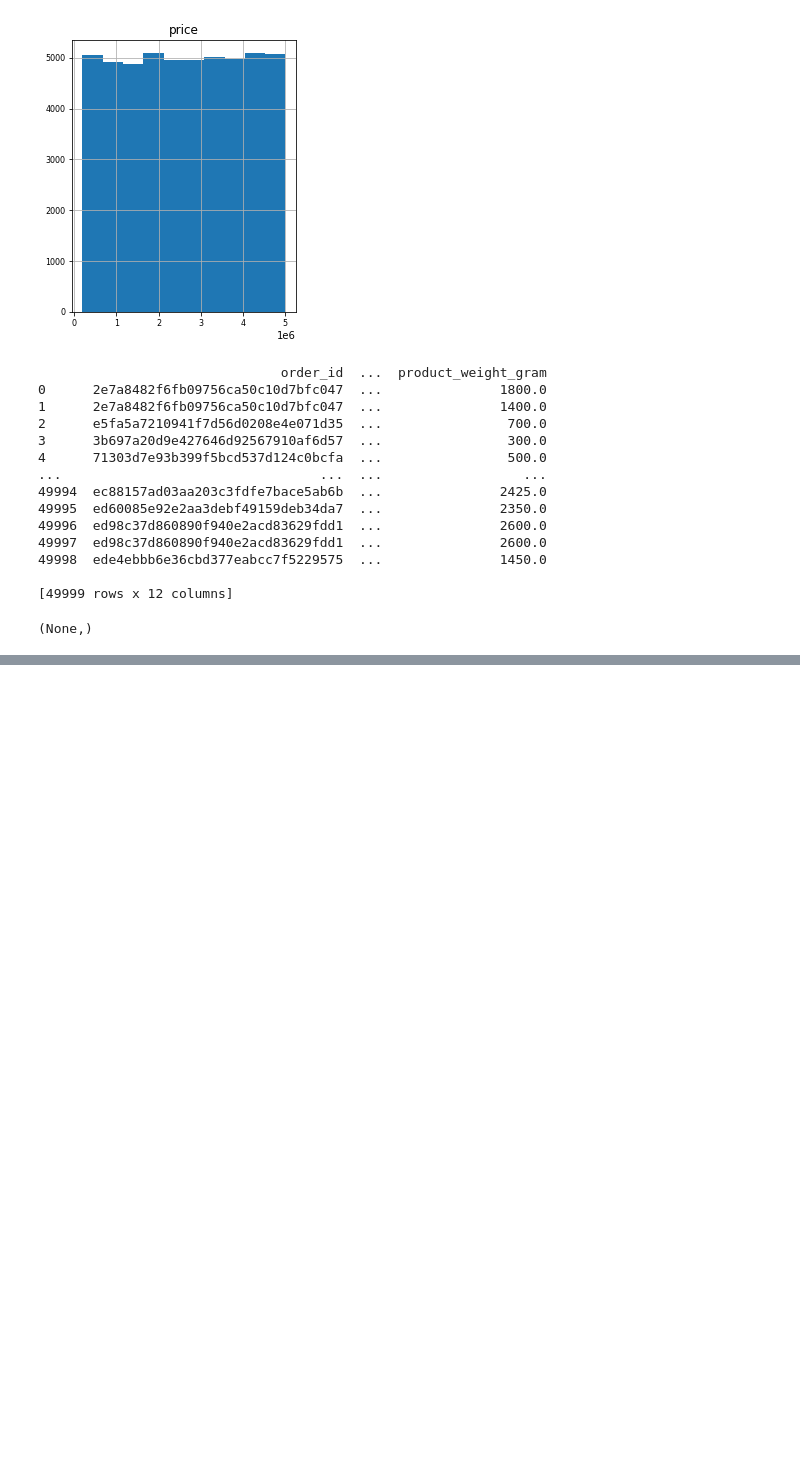
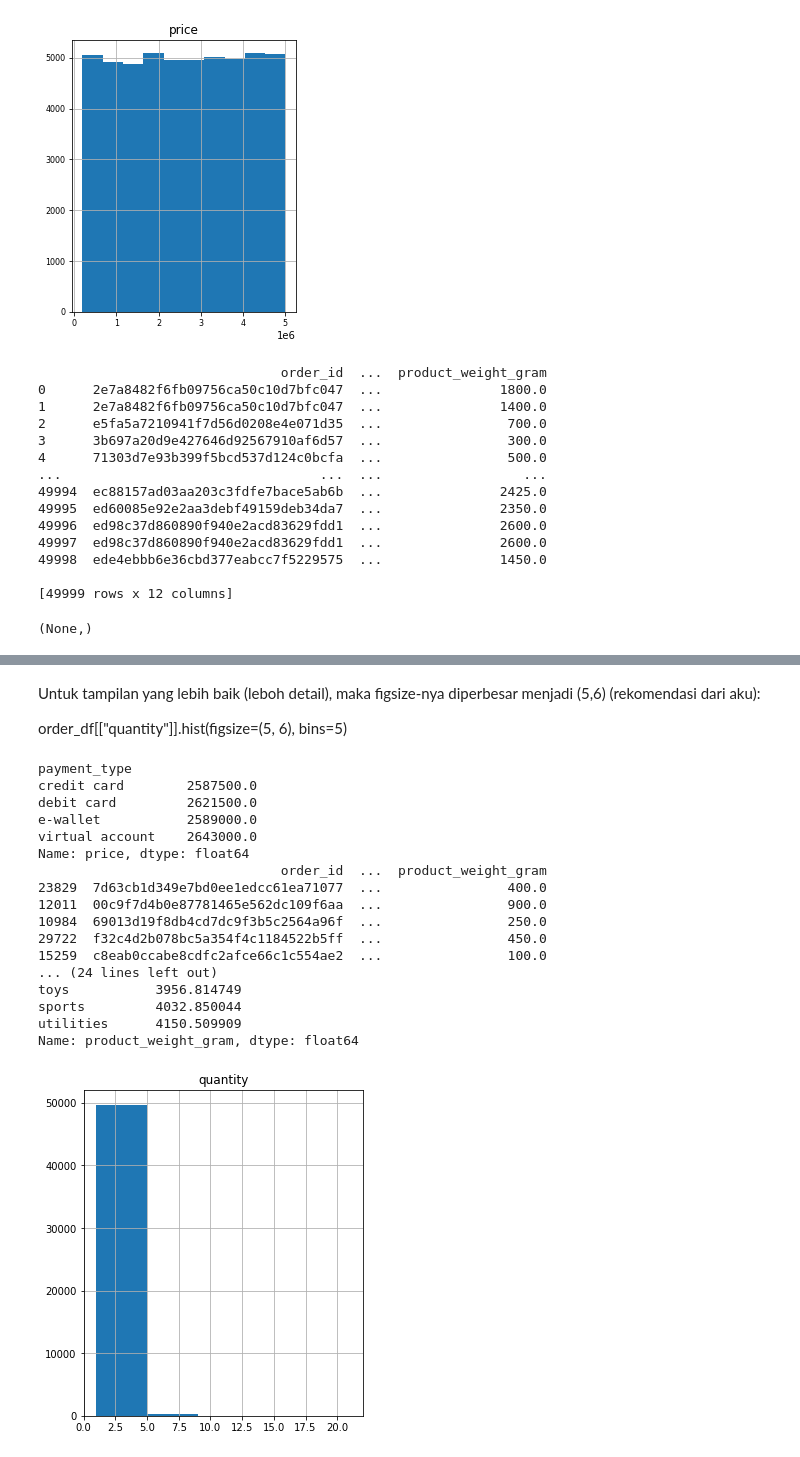
Before and after one commit to wputriproject/wputriproject, a Jupyter notebook: Exploratory_Data_Analysis_with_Python_for_Beginner.ipynb, the cells around one changed output, grey strips where cells are left out. Cells and saved outputs as stored; diff of their text form; code cells hidden in the pictures; blank space fills up the shorter version.

```diff
--- a/Exploratory_Data_Analysis_with_Python_for_Beginner.ipynb
+++ b/Exploratory_Data_Analysis_with_Python_for_Beginner.ipynb
@@ -109,0 +222,45 @@ print(order_df), #sehingga hasilnya seperti berikut:
+# %% [markdown]
+Untuk tampilan yang lebih baik (leboh detail), maka figsize-nya diperbesar menjadi (5,6) (rekomendasi dari aku):
+
+order_df[["quantity"]].hist(figsize=(5, 6), bins=5)
+# %%
+import pandas as pd
+import matplotlib.pyplot as plt
+order_df = pd.read_csv("https://storage.googleapis.com/dqlab-dataset/order.csv")
+# Median price yang dibayar customer dari masing-masing metode pembayaran.
+median_price = order_df["price"].groupby(order_df["payment_type"]).median()
+print(median_price)
+# Ubah freight_value menjadi shipping_cost dan cari shipping_cost
+# termahal dari data penjualan tersebut menggunakan sort.
+order_df.rename(columns={"freight_value": "shipping_cost"}, inplace=True)
+sort_value = order_df.sort_values(by="shipping_cost", ascending=0)
+print(sort_value)
+# Untuk product_category_name, berapa  rata-rata weight produk tersebut
+# dan standar deviasi mana yang terkecil dari weight tersebut,
+mean_value = order_df["product_weight_gram"].groupby(order_df["product_category_name"]).mean()
+print(mean_value.sort_values())
+std_value = order_df["product_weight_gram"].groupby(order_df["product_category_name"]).std()
+print(std_value.sort_values())
+# Buat histogram quantity penjualan dari dataset tersebutuntuk melihat persebaran quantity
+# penjualan tersebut dengan bins = 5 dan figsize= (4,5)
+order_df[["quantity"]].hist(figsize=(5, 6), bins=5)
+plt.show()
+# %% [output]
+payment_type
+credit card        2587500.0
+debit card         2621500.0
+e-wallet           2589000.0
+virtual account    2643000.0
+Name: price, dtype: float64
+                               order_id  ...  product_weight_gram
+23829  7d63cb1d349e7bd0ee1edcc61ea71077  ...                400.0
+12011  00c9f7d4b0e87781465e562dc109f6aa  ...                900.0
+10984  69013d19f8db4cd7dc9f3b5c2564a96f  ...                250.0
+29722  f32c4d2b078bc5a354f4c1184522b5ff  ...                450.0
+15259  c8eab0ccabe8cdfc2afce66c1c554ae2  ...                100.0
+... (24 lines left out)
+toys           3956.814749
+sports         4032.850044
+utilities      4150.509909
+Name: product_weight_gram, dtype: float64
+[figure, added]
```
Also changed, not shown: parts of 8 cells of this notebook.
